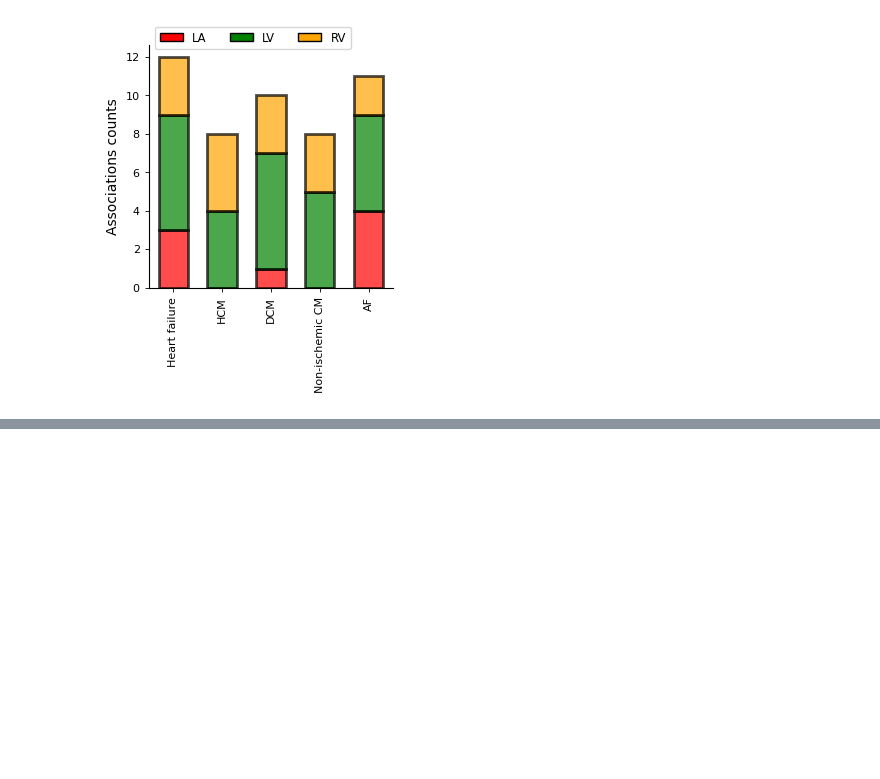
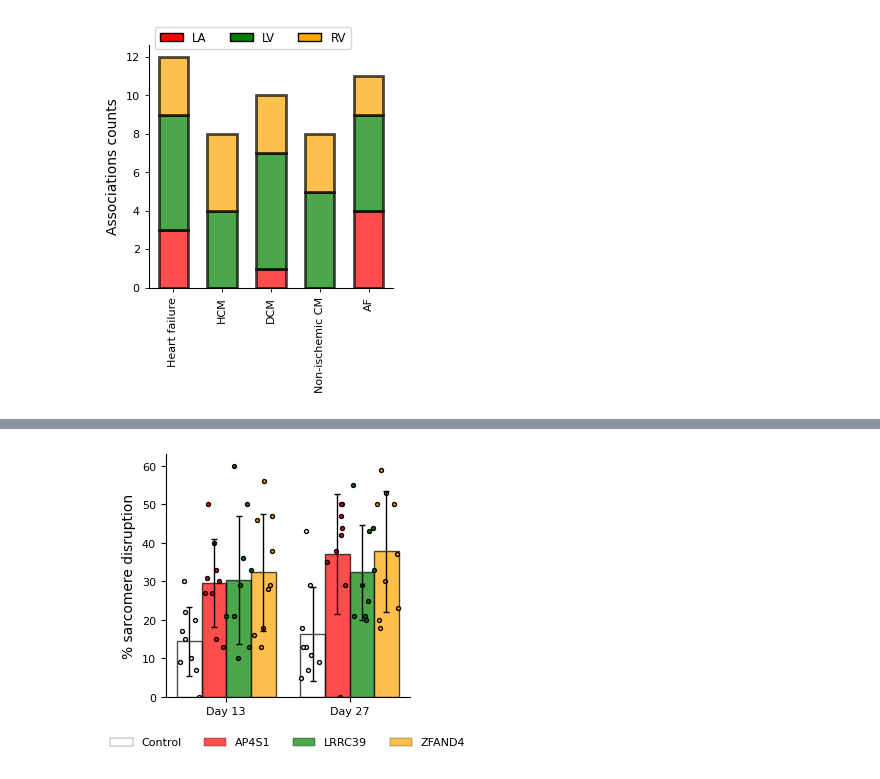
Before and after one commit to afschmidt/plot-misc, a Jupyter notebook: resources/examples/barchart.ipynb, the cells around one changed output, grey strips where cells are left out. Drawn from its saved outputs; the diff is of its cells as text; code cells hidden in the pictures; blank space fills up the shorter version.

Commit message:
Include grouped bar chart function

```diff
--- a/resources/examples/barchart.ipynb
+++ b/resources/examples/barchart.ipynb
@@ -67,0 +70,18 @@ ax.legend(handles=patches , ncol=3, bbox_to_anchor=(0.85, 1.10),
+# %%
+# import example data
+group_table = examples.load_groupbar_data()
+data_points = examples.load_barpoints_data()
+
+# constants
+COLOURS = ['white'] + COLOURS
+GENES = ['Control', 'AP4S1', 'LRRC39', 'ZFAND4']
+BWID = .2
+LWID = 1
+col_dic = {k: v for k, v in zip(GENES, COLOURS)}
+
+# columns to plot
+cols = [x + '_mean' for x in GENES]
+errs = [x + '_std' for x in GENES]
+
+# show table that will create the bars
+group_table.head()
@@ -68,3 +102,42 @@ ax.legend(handles=patches , ncol=3, bbox_to_anchor=(0.85, 1.10),
+# %%
+### figure
+fig,  ax = plt.subplots(figsize=(8 * CMTOINCH, 8 *CMTOINCH),
+                        nrows=1, sharex=True, sharey=False)
+ax = barchart.group_bar(group_table, label = 'Age',
+        columns = cols, errors = errs, colours = COLOURS,
+        transparancy = .7, csiz = 2, wd = BWID,
+        linewidth = LWID, ax = ax,
+        error_kw = {'elinewidth' : LWID,
+                    'capthick'   : LWID,
+        })
+
+# Obtain middle of all bars
+x_mid = ax.get_xticks()
+bar_mid = []
+for x in x_mid:
+    bar_mid += [x - 2 * BWID, x - BWID, x, x + BWID]
+
+i = 0
+for col in ['Day 13', 'Day 27']:
+    for gene in GENES:
+        tmp = data_points.loc[data_points['Gene'] == gene, col]
+        ax.scatter(bar_mid[i] + np.random.random(tmp.size) * BWID, tmp, s = 8,
+                color = col_dic[gene], edgecolors = 'black', linewidths = LWID)
+        i += 1
+
+# Lay-out
+ax.tick_params(axis = 'both', labelsize = 8)
+ax.set_ylabel('% sarcomere disruption')
+
+# legend
+patches = [Patch(facecolor=v, label=k, edgecolor='black', lw = .3, alpha = .7)
+    for k, v in col_dic.items()]
+legend = ax.legend(handles = patches, loc = 'lower center', ncol = 4,
+            bbox_to_anchor = (0.5, -.25), frameon = False, shadow = False,
+            fontsize = 8, markerscale = 0.6, )
+legend.get_frame().set_linewidth(LWID)
+# %% [output]
+[figure, added]
 # %%
 help(barchart)
 # %% [output]
```
Also changed, not shown: parts of 4 cells of this notebook, 6 other files.
